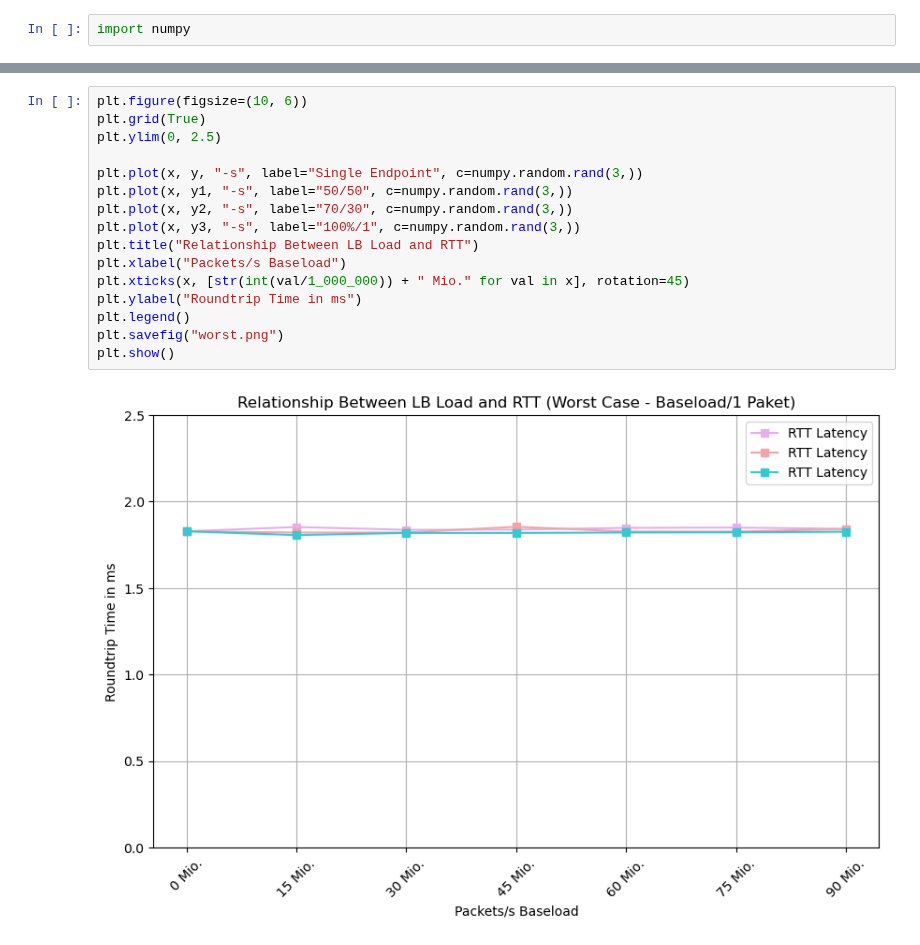
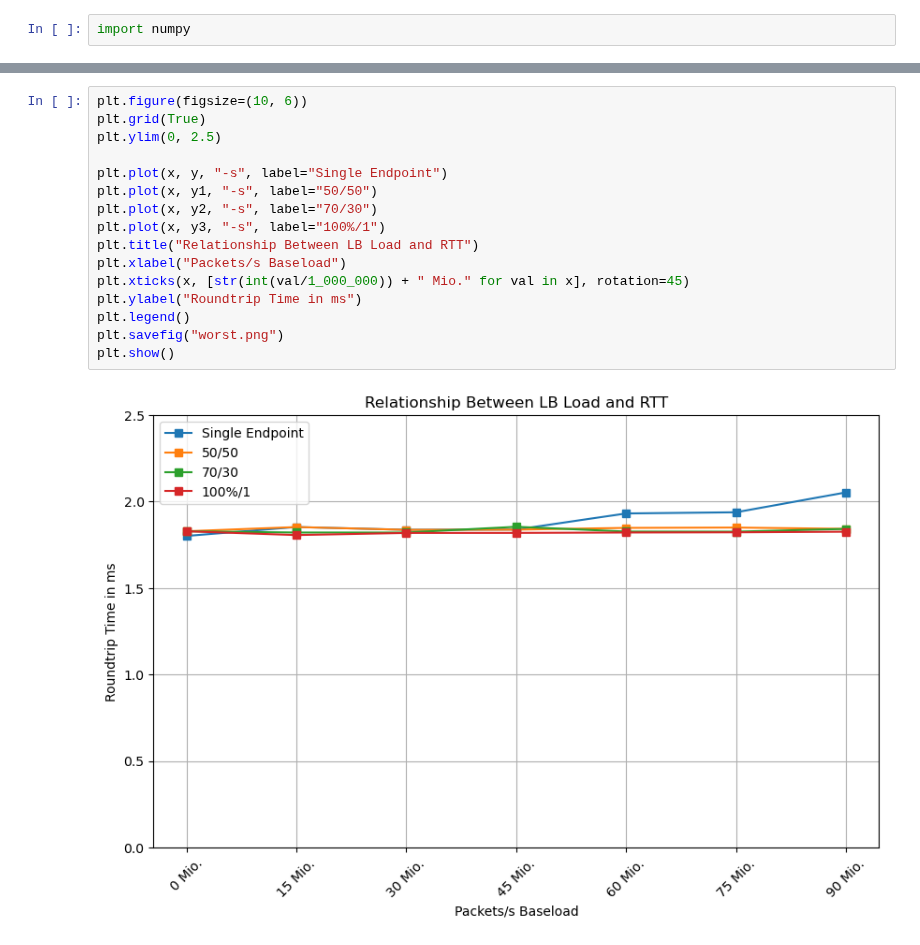
Before and after one commit to gespel/Bachelorarbeit, a Jupyter notebook: notebooks/latency.ipynb, the cells around one changed output, grey strips where cells are left out. Cells and saved outputs as stored; diff of their text form.

```diff
--- a/notebooks/latency.ipynb
+++ b/notebooks/latency.ipynb
@@ -115,18 +114,18 @@ plt.show()
 # %%
 plt.figure(figsize=(10, 6))
 plt.grid(True)
 plt.ylim(0, 2.5)
 
-plt.plot(x, y, "-s", label="Single Endpoint", c=numpy.random.rand(3,))
-plt.plot(x, y1, "-s", label="50/50", c=numpy.random.rand(3,))
-plt.plot(x, y2, "-s", label="70/30", c=numpy.random.rand(3,))
-plt.plot(x, y3, "-s", label="100%/1", c=numpy.random.rand(3,))
+plt.plot(x, y, "-s", label="Single Endpoint")
+plt.plot(x, y1, "-s", label="50/50")
+plt.plot(x, y2, "-s", label="70/30")
+plt.plot(x, y3, "-s", label="100%/1")
 plt.title("Relationship Between LB Load and RTT")
 plt.xlabel("Packets/s Baseload")
 plt.xticks(x, [str(int(val/1_000_000)) + " Mio." for val in x], rotation=45)
 plt.ylabel("Roundtrip Time in ms")
 plt.legend()
 plt.savefig("worst.png")
 plt.show()
 # %% [output]
-[figure, old version]
+[figure, new version]
```
Also changed, not shown: parts of 4 cells of this notebook, 2 other files.
